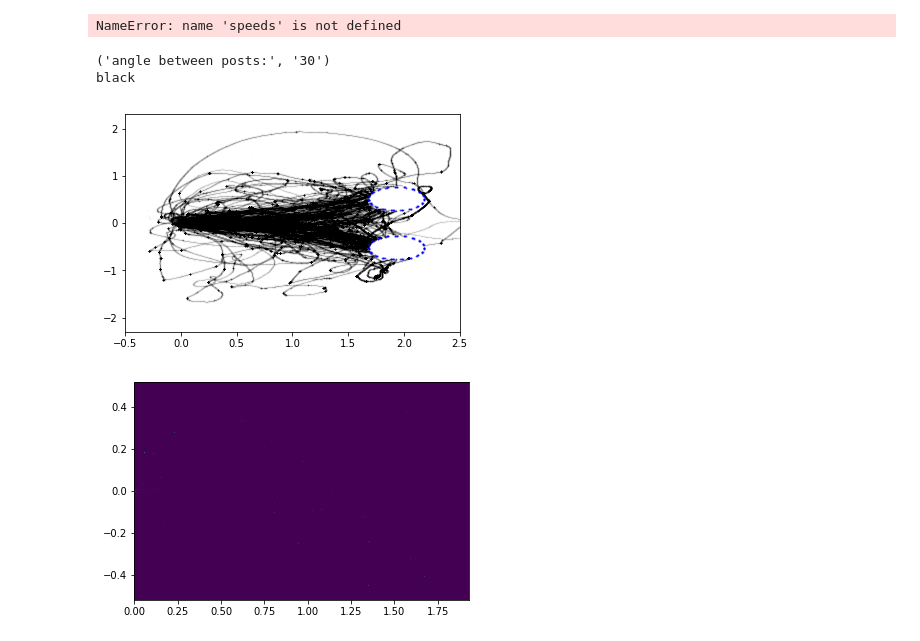
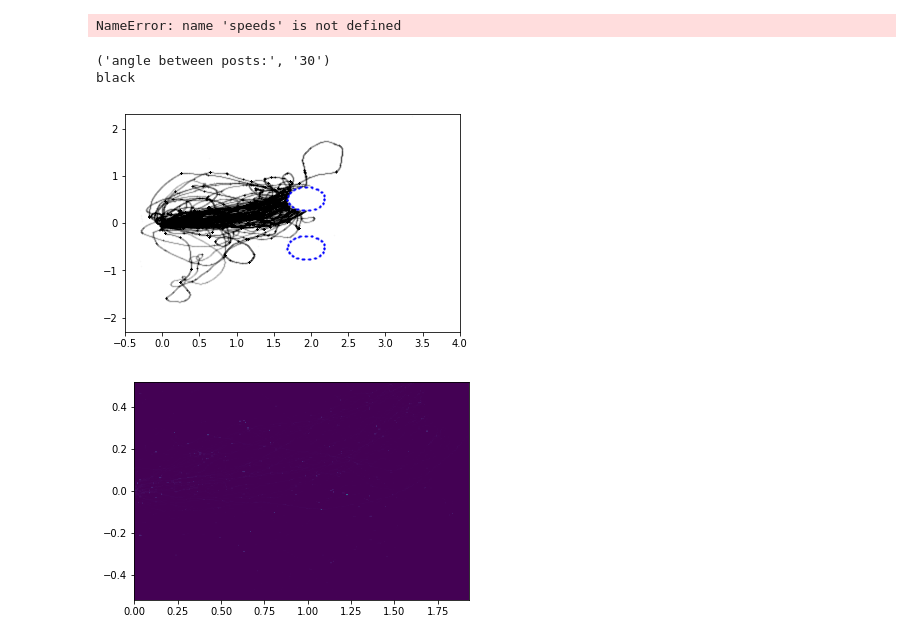
Before and after one commit to bianca-schell/locustVR, a Jupyter notebook: plotting/plotting_locust_loop_dbs.ipynb, the cells around one changed output. Saved outputs shown, nothing was run; the diff lists cells and outputs as text; code cells hidden in the pictures.

```diff
--- a/plotting/plotting_locust_loop_dbs.ipynb
+++ b/plotting/plotting_locust_loop_dbs.ipynb
@@ -430,6 +465,9 @@ good_loc =0
 dot_x = math.cos(habp)*dist
 dot_y = math.sin(habp)*dist
 df6=pd.DataFrame()
+p0_traj=pd.DataFrame()
+p1_traj=pd.DataFrame()
+
 #distance to centre of post(0,1) in last row of trial:
 for l in range (len(df3)-1):
     if df3['cntr'][l] != df3['cntr'][l+1]:
@@ -442,19 +480,20 @@ for l in range (len(df3)-1):
         lo_p1_dist = ((dot_x-  df3['x_rot'][l]    )**2 + (dot_y-  df3['y_rot'][l]   )**2)**0.5
 
 
-        if lo_p0_dist < 0.3 or lo_p1_dist < 0.3:
+        if lo_p0_dist < 0.3 and df3['x_rot'][l] < (dot_x+0.1) or lo_p1_dist < 0.3 and df3['x_rot'][l] < (dot_x+0.1):
             good_loc += 1
             #print(lo_p0_dist,lo_p1_dist )
-            print(l,'last row of a dataset to be added')
+            #print(l,'last row of a dataset to be added')
             #add = True
             line_start_incl = line[cn-1]
             df_add=df3.loc[line_start_incl : l]
             #print('include lines from to',line_start_incl, l)
             df6=df6.append(df_add, ignore_index=True)
-
-            if lo_p0_dist < 0.3:
+            if lo_p0_dist < 0.3 and df3['x_rot'][l] < (dot_x+0.1):
+                p0_traj =  p0_traj.append(df_add, ignore_index=True)
                 post0_cntr +=1
-            if lo_p1_dist < 0.3:
+            if lo_p1_dist < 0.3 and df3['x_rot'][l] < (dot_x+0.1):
+                p1_traj =  p1_traj.append(df_add, ignore_index=True)
                 post1_cntr +=1
         if lo_p0_dist > 0.3 and lo_p1_dist > 0.3:
             bad_loc += 1
@@ -497,13 +536,13 @@ NameError: name 'speeds' is not defined
 ## df3 is original trajectories, df6 is noise reduced; only traject that FINISH at the post
 ANGLE = np.round(angle_used*180/math.pi).astype(int)
 print('angle between posts:', str(ANGLE))
-
+trajectory = p1_traj # p0_traj df6 #all without noise # df3 with noise
 now= datetime.now()
 act_date = now.strftime('%Y-%m-%d')
 
 #trajectories
-color = 'black'  # speeds #
-plt.scatter(np.array(df6)[50:,9], np.array(df6)[50:,10],c=color ,s=0.5, alpha=0.02)# s=0.0005, alpha=0.5) #c=speeds   'black'
+color =  'black'  #speeds #
+plt.scatter(np.array(trajectory)[:,9], np.array(trajectory)[:,10],c=color ,s=0.5, alpha=0.02)# s=0.0005, alpha=0.5) #c=speeds   'black'
 
 if type(color) is np.ndarray:
     col_param = 'speed_col'
@@ -514,33 +553,33 @@ print(col_param)
 
 #posts (approx size)
 dot_x = math.cos(habp)*dist
 dot_y = math.sin(habp)*dist
 #plt.scatter(dot_x,dot_y, c='red', s=2900)
 #plt.scatter(dot_x,-dot_y, c='blue', s=2900)
 
 #limits of x and y axis
-plt.xlim(-0.5,2.5)
+plt.xlim(-0.5,4)
 plt.ylim(-2.3,2.3)
 #appropriate size of posts in grey lines
 plotting_angles = list(range(0,361,5))
 ploX=[]
 ploY=[]
 plo=[np.linspace(0, 360, num=100)]
 for i in range(0,100):
     ploX.extend([(math.cos(plo[0][i]))])
     ploY.extend([(math.sin(plo[0][i]))])
     plt.scatter((np.array(ploX)[i])*0.25+dot_x, np.array(ploY)[i]*0.25+dot_y, c='blue', s=1, alpha=0.5)
     plt.scatter((np.array(ploX)[i])*0.25+dot_x, np.array(ploY)[i]*0.25-dot_y, c='blue', s=1, alpha=0.5)
 
 #act_date
-filename = '/home/bianca/Documents/github/locustVR/plotting/'+str(ANGLE) + '_2post_no_noise'+ col_param +'_'+exper_date+'_'+'_all_dbs_'+ '.png'
+filename = '/home/bianca/Documents/github/locustVR/plotting/'+str(ANGLE) + '_2post_no_noise_p1'+ col_param +'_'+exper_date+'_'+'_all_dbs_'+ '.png'
 #filename = '/home/bianca/Documents/github/locustVR/plotting/'+str(ANGLE) + '_2post_'+ col_param +'_'+exper_date+'_'+tstart+ '.png'
 
 #speeds[np.where(speeds>4)[0]] = 0
 #fig.set_dpi(100)
 
 plt.savefig(filename, dpi=(250))
 # %% [output]
 ('angle between posts:', '30')
 black
-[figure, old version]
+[figure, new version]
```
Also changed, not shown: parts of 47 cells of this notebook, 24 other files.
